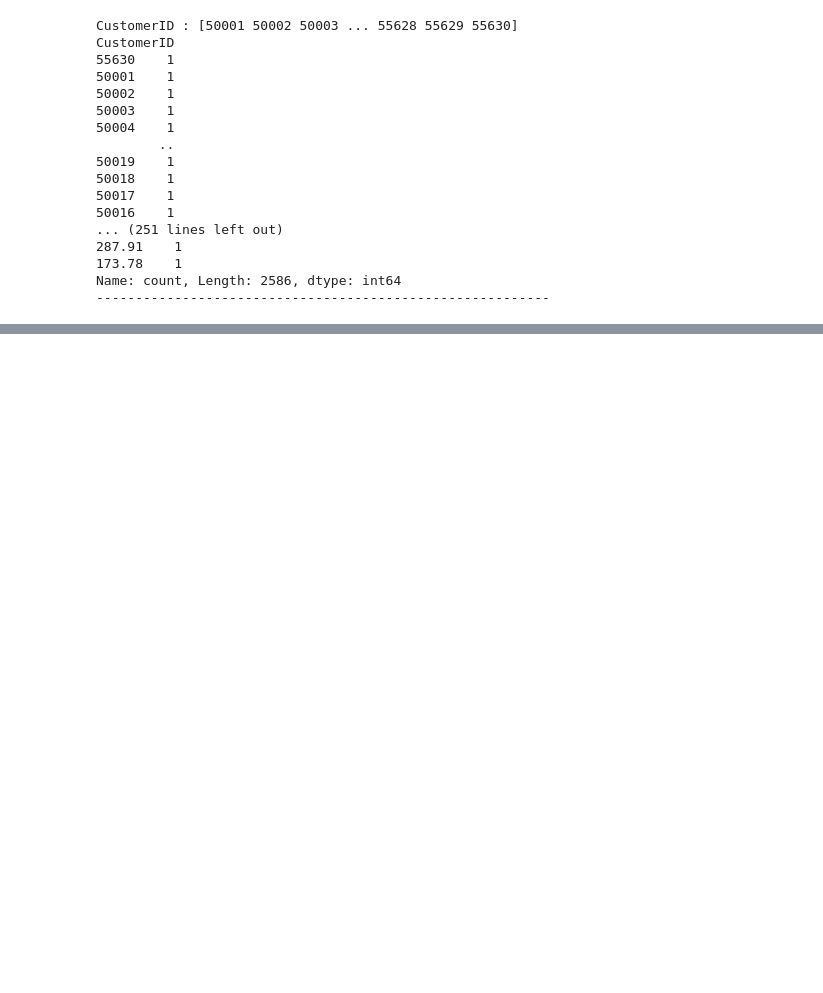
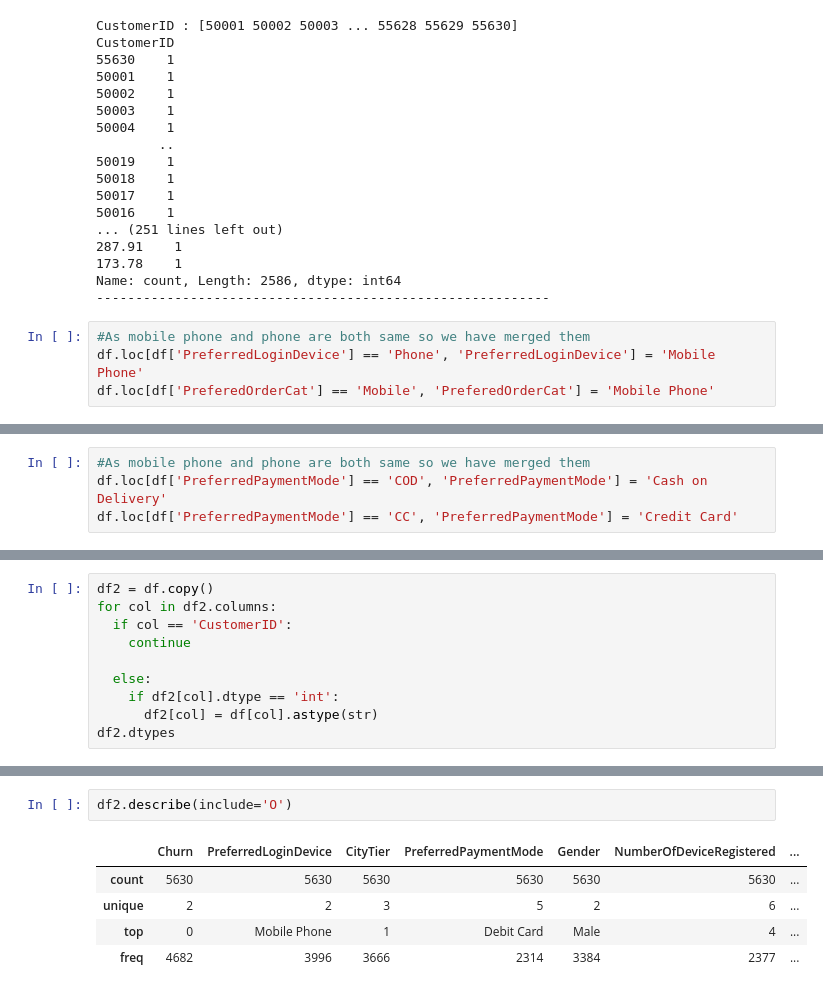
Before and after one commit to shivamtyagi577/E-commerce-Customer-End-to-End-Churn, a Jupyter notebook: E_Commerce_Customer_Churn_End_to_End_ML_Project.ipynb, the cells around one changed output, grey strips where cells are left out. Saved outputs shown, nothing was run; the diff lists cells and outputs as text; blank space fills up the shorter version.

```diff
--- a/E_Commerce_Customer_Churn_End_to_End_ML_Project.ipynb
+++ b/E_Commerce_Customer_Churn_End_to_End_ML_Project.ipynb
@@ -227,3 +227,7 @@ CustomerID
 173.78    1
 Name: count, Length: 2586, dtype: int64
 ----------------------------------------------------------
+# %%
+#As mobile phone and phone are both same so we have merged them
+df.loc[df['PreferredLoginDevice'] == 'Phone', 'PreferredLoginDevice'] = 'Mobile Phone'
+df.loc[df['PreferedOrderCat'] == 'Mobile', 'PreferedOrderCat'] = 'Mobile Phone'
@@ -229,0 +250,4 @@ Name: count, Length: 2586, dtype: int64
+# %%
+#As mobile phone and phone are both same so we have merged them
+df.loc[df['PreferredPaymentMode'] == 'COD', 'PreferredPaymentMode'] = 'Cash on Delivery'
+df.loc[df['PreferredPaymentMode'] == 'CC', 'PreferredPaymentMode'] = 'Credit Card'
@@ -229,0 +265,10 @@ Name: count, Length: 2586, dtype: int64
+# %%
+df2 = df.copy()
+for col in df2.columns:
+  if col == 'CustomerID':
+    continue
+
+  else:
+    if df2[col].dtype == 'int':
+      df2[col] = df[col].astype(str)
+df2.dtypes
@@ -229,0 +294,8 @@ Name: count, Length: 2586, dtype: int64
+# %%
+df2.describe(include='O')
+# %% [output]
+|  | Churn | PreferredLoginDevice | CityTier | PreferredPaymentMode | Gender | NumberOfDeviceRegistered | ... |
+| count | 5630 | 5630 | 5630 | 5630 | 5630 | 5630 | ... |
+| unique | 2 | 2 | 3 | 5 | 2 | 6 | ... |
+| top | 0 | Mobile Phone | 1 | Debit Card | Male | 4 | ... |
+| freq | 4682 | 3996 | 3666 | 2314 | 3384 | 2377 | ... |
```
Also changed, not shown: parts of 4 cells of this notebook.
